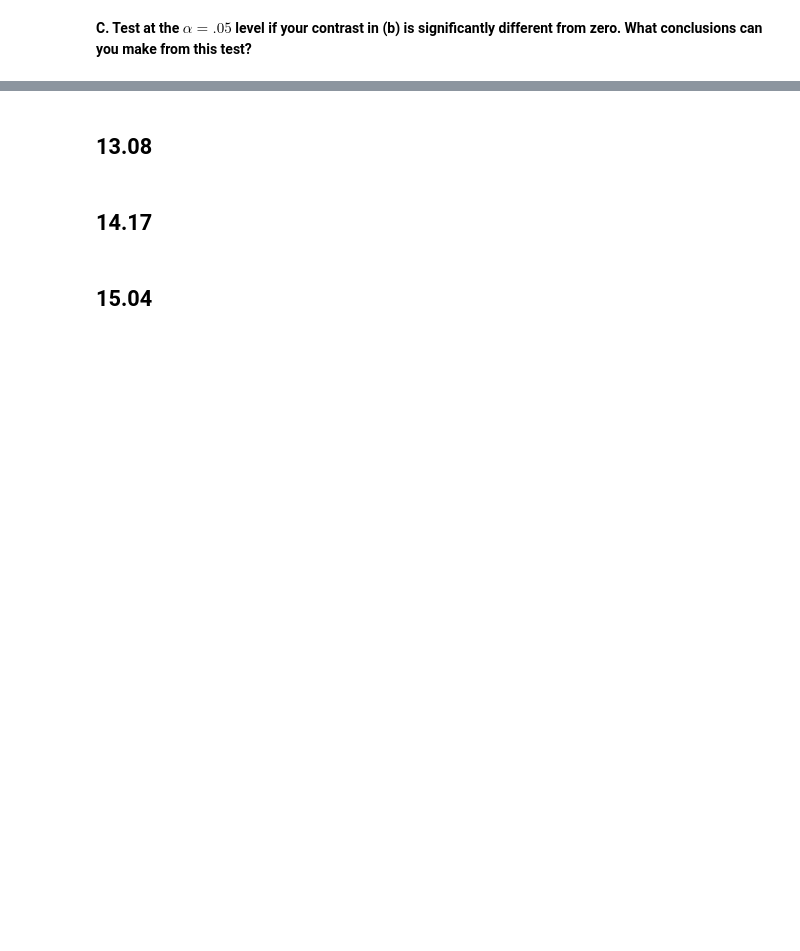
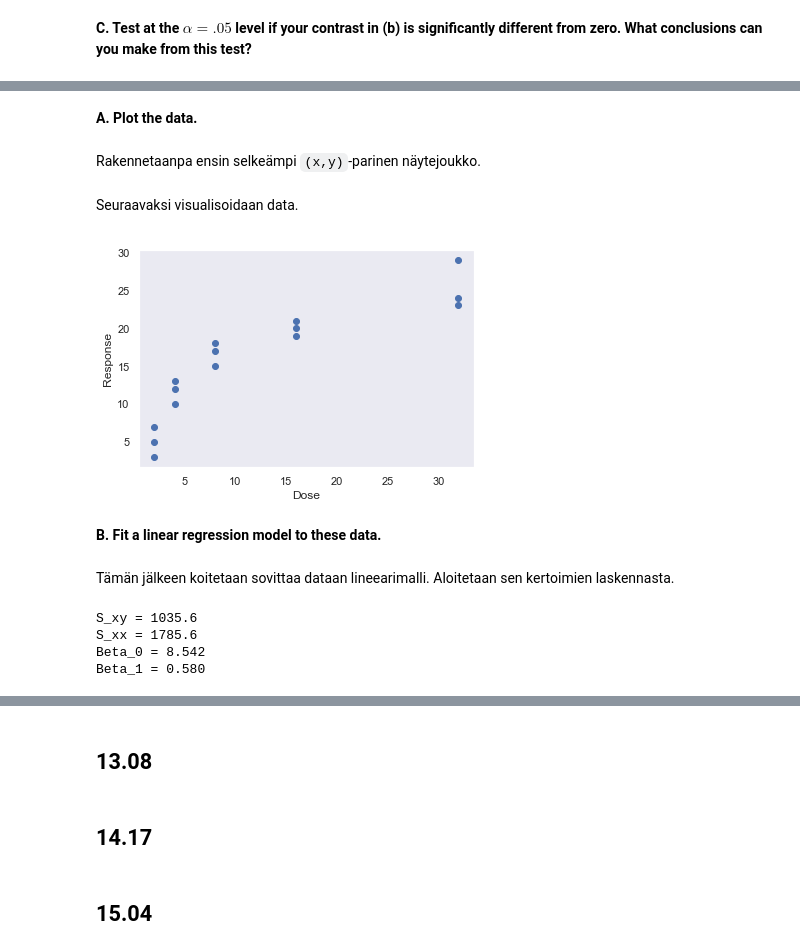
Before and after one commit to karmus89/statistics-data-analysis-exercises, a Jupyter notebook: Tehtävät.ipynb, the cells around one changed output, grey strips where cells are left out. Saved outputs shown, nothing was run; the diff lists cells and outputs as text; code cells hidden in the pictures; blank space fills up the shorter version.

```diff
--- a/Tehtävät.ipynb
+++ b/Tehtävät.ipynb
@@ -827,0 +1068,56 @@ Siispä dataan pohjaavia perusteita nollahypoteesin hylkäykseen pelkän Kruskal
+# %% [markdown]
+**A. Plot the data.**
+# %%
+import matplotlib.pyplot as plt
+import numpy as np
+import pandas as pd
+import scipy.stats
+import seaborn as sns
+sns.set(style='dark')
+
+doses = [2, 4, 8, 16, 32]
+responses = [[5, 7, 3],
+             [10, 12, 13],
+             [15, 17, 18],
+             [20, 21, 19],
+             [23, 24, 29]]
+# %% [markdown]
+Rakennetaanpa ensin selkeämpi ``(x,y)``-parinen näytejoukko.
+# %%
+build_dose_responses = lambda x,ys: [(x,y) for y in ys]
+samples = []
+for dose_responses in list(map(build_dose_responses, doses, responses)):
+    samples += list(dose_responses)
+x, y = list(zip(*samples))
+# %% [markdown]
+Seuraavaksi visualisoidaan data.
+# %%
+plt.scatter(x,y)
+plt.xlabel("Dose")
+plt.ylabel("Response")
+plt.show()
+# %% [output]
+[figure, added]
+# %% [markdown]
+**B. Fit a linear regression model to these data.**
+# %% [markdown]
+Tämän jälkeen koitetaan sovittaa dataan lineearimalli. Aloitetaan sen kertoimien laskennasta.
+# %%
+x_mean = np.mean(x)
+y_mean = np.mean(y)
+
+s_xx = sum([(x_i-x_mean)**2 for x_i in x])
+s_xy = sum([(x_i-x_mean)*(y_i-y_mean) for x_i, y_i in zip(x,y)])
+
+print(f"S_xy = {s_xy:.1f}")
+print(f"S_xx = {s_xx:.1f}")
+
+beta_1 = s_xy/s_xx
+beta_0 = y_mean - beta_1*x_mean
+print(f"Beta_0 = {beta_0:.3f}")
+print(f"Beta_1 = {beta_1:.3f}")
+# %% [output]
+S_xy = 1035.6
+S_xx = 1785.6
+Beta_0 = 8.542
+Beta_1 = 0.580
```
Also changed, not shown: parts of 56 cells of this notebook.
